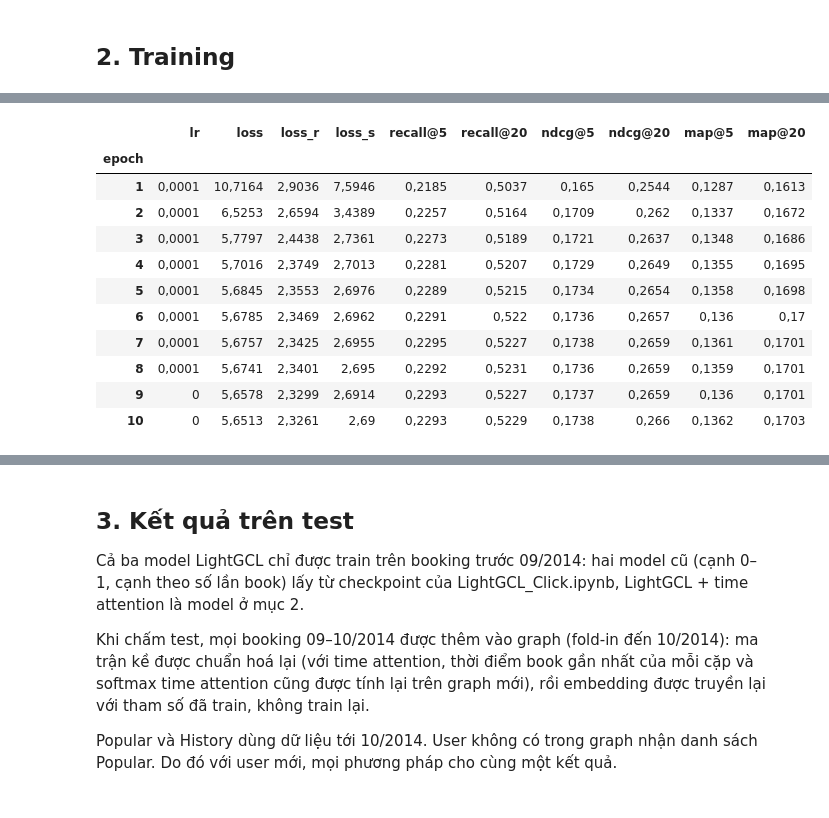
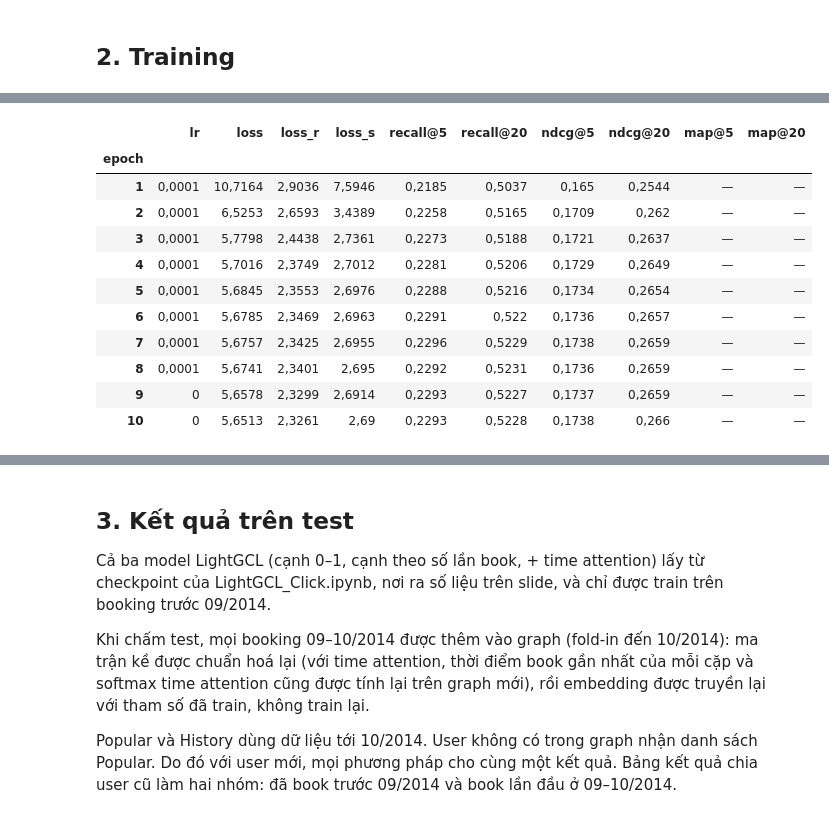
Before and after one commit to phamminh0811/next-best-product, a Jupyter notebook: next-best-product/notebooks/LightGCL.ipynb, the cells around one changed output, grey strips where cells are left out. Cells and saved outputs as stored; diff of their text form; code cells hidden in the pictures.

```diff
--- a/next-best-product/notebooks/LightGCL.ipynb
+++ b/next-best-product/notebooks/LightGCL.ipynb
@@ -86,7 +86,10 @@ cfg = SimpleNamespace(
     topks=(5, 10, 20),
     seed=2026,
     # Run directory in data/runs: the model saved there is reused; when there is none, the model is trained and saved there.
-    run="lightgcl_final_timeattn",
+    # variant picks one model of a run of LightGCL_Click.ipynb, whose model.pt holds one state per variant: the numbers of
+    # the slides come from its time attention model. A model trained here is saved alone (variant None).
+    run="lightgcl_click_20261004_115153",
+    variant="LightGCL, booking theo số lần + thời gian (GraphPro), λ2 = 1e-4",
     # The two earlier LightGCL models put on the test table next to it, trained in LightGCL_Click.ipynb whose model.pt
     # holds one state per variant: label -> (run, variant, edge weights: "binary" 1 per booked pair, "count" its number
     # of bookings)
@@ -312,11 +315,26 @@ def train_model(graph):
                            peak_gib=torch.cuda.max_memory_allocated(DEVICE) / 2**30 if DEVICE.type == "cuda" else np.nan)
 
 
+def load_run(run, variant=None):
+    """Model saved in data/runs/<run> as {"state", "user_ids", "result"}, and its history per epoch. variant picks one
+    model of a run of LightGCL_Click.ipynb, whose model.pt holds one state per variant (mmap: only that state is read)
+    and whose history has no MAP."""
+    run_dir = PROJECT_ROOT / "data" / "runs" / run
+    saved = torch.load(run_dir / "model.pt", map_location="cpu", mmap=True, weights_only=False)
+    history = pd.read_csv(run_dir / "history.csv")
+    if variant is None:
+        return saved, history.set_index("epoch")
+    r = saved["results"][variant]
+    result = {"epoch tốt nhất": r["best_epoch"], f"val {cfg.main_metric}": r[f"val {cfg.main_metric}"],
+              "epoch đã train": r["stop_epoch"], "giây train / epoch": r["giây / epoch"]}
+    return ({"state": saved["states"][variant], "user_ids": saved["user_ids"][variant], "result": result},
+            history[history["variant"] == variant].drop(columns="variant").set_index("epoch"))
+
+
 run_dir = PROJECT_ROOT / "data" / "runs" / cfg.run
 if (run_dir / "model.pt").is_file():
-    saved = torch.load(run_dir / "model.pt", map_location="cpu", weights_only=False)
-    train_history = pd.read_csv(run_dir / "history.csv", index_col="epoch")
-    print(f"Dùng lại model đã train trong {run_dir.relative_to(PROJECT_ROOT)}")
+    saved, train_history = load_run(cfg.run, cfg.variant)
+    print(f"Dùng lại model đã train trong {run_dir.relative_to(PROJECT_ROOT)}" + (f" · {cfg.variant}" if cfg.variant else ""))
 else:
     r = train_model(GRAPHS["train"])
     saved = {"state": r.best["state"], "user_ids": GRAPHS["train"].user_index.to_numpy(),
@@ -332,6 +350,6 @@ else:
     print(f"Đã lưu tham số epoch {r.best['epoch']} vào {run_dir.relative_to(PROJECT_ROOT)}/model.pt")
     del r
     torch.cuda.empty_cache()
-display(fmt_table(train_history[["lr", "loss", "loss_r", "loss_s", *REPORT]]))
+display(fmt_table(train_history.reindex(columns=["lr", "loss", "loss_r", "loss_s", *REPORT])))
 display(fmt_table(pd.DataFrame({"LightGCL + time attention": saved["result"]}).T))
 # %% [output]
@@ -349,12 +357,12 @@ display(fmt_table(pd.DataFrame({"LightGCL + time attention": saved["result"]}).T
 |  | lr | loss | loss_r | loss_s | recall@5 | recall@20 | ndcg@5 | ndcg@20 | map@5 | map@20 |
 | epoch |  |  |  |  |  |  |  |  |  |  |
-| 1 | 0,0001 | 10,7164 | 2,9036 | 7,5946 | 0,2185 | 0,5037 | 0,165 | 0,2544 | 0,1287 | 0,1613 |
-| 2 | 0,0001 | 6,5253 | 2,6594 | 3,4389 | 0,2257 | 0,5164 | 0,1709 | 0,262 | 0,1337 | 0,1672 |
-| 3 | 0,0001 | 5,7797 | 2,4438 | 2,7361 | 0,2273 | 0,5189 | 0,1721 | 0,2637 | 0,1348 | 0,1686 |
-| 4 | 0,0001 | 5,7016 | 2,3749 | 2,7013 | 0,2281 | 0,5207 | 0,1729 | 0,2649 | 0,1355 | 0,1695 |
-| 5 | 0,0001 | 5,6845 | 2,3553 | 2,6976 | 0,2289 | 0,5215 | 0,1734 | 0,2654 | 0,1358 | 0,1698 |
-| 6 | 0,0001 | 5,6785 | 2,3469 | 2,6962 | 0,2291 | 0,522 | 0,1736 | 0,2657 | 0,136 | 0,17 |
-| 7 | 0,0001 | 5,6757 | 2,3425 | 2,6955 | 0,2295 | 0,5227 | 0,1738 | 0,2659 | 0,1361 | 0,1701 |
-| 8 | 0,0001 | 5,6741 | 2,3401 | 2,695 | 0,2292 | 0,5231 | 0,1736 | 0,2659 | 0,1359 | 0,1701 |
-| 9 | 0 | 5,6578 | 2,3299 | 2,6914 | 0,2293 | 0,5227 | 0,1737 | 0,2659 | 0,136 | 0,1701 |
-| 10 | 0 | 5,6513 | 2,3261 | 2,69 | 0,2293 | 0,5229 | 0,1738 | 0,266 | 0,1362 | 0,1703 |
+| 1 | 0,0001 | 10,7164 | 2,9036 | 7,5946 | 0,2185 | 0,5037 | 0,165 | 0,2544 | — | — |
+| 2 | 0,0001 | 6,5253 | 2,6593 | 3,4389 | 0,2258 | 0,5165 | 0,1709 | 0,262 | — | — |
+| 3 | 0,0001 | 5,7798 | 2,4438 | 2,7361 | 0,2273 | 0,5188 | 0,1721 | 0,2637 | — | — |
+| 4 | 0,0001 | 5,7016 | 2,3749 | 2,7012 | 0,2281 | 0,5206 | 0,1729 | 0,2649 | — | — |
+| 5 | 0,0001 | 5,6845 | 2,3553 | 2,6976 | 0,2288 | 0,5216 | 0,1734 | 0,2654 | — | — |
+| 6 | 0,0001 | 5,6785 | 2,3469 | 2,6963 | 0,2291 | 0,522 | 0,1736 | 0,2657 | — | — |
+| 7 | 0,0001 | 5,6757 | 2,3425 | 2,6955 | 0,2296 | 0,5229 | 0,1738 | 0,2659 | — | — |
+| 8 | 0,0001 | 5,6741 | 2,3401 | 2,695 | 0,2292 | 0,5231 | 0,1736 | 0,2659 | — | — |
+| 9 | 0 | 5,6578 | 2,3299 | 2,6914 | 0,2293 | 0,5227 | 0,1737 | 0,2659 | — | — |
+| 10 | 0 | 5,6513 | 2,3261 | 2,69 | 0,2293 | 0,5228 | 0,1738 | 0,266 | — | — |
@@ -363,11 +371,11 @@ display(fmt_table(pd.DataFrame({"LightGCL + time attention": saved["result"]}).T
 # %% [markdown]
 ## 3. Kết quả trên test
 
-Cả ba model LightGCL chỉ được train trên booking trước 09/2014: hai model cũ (cạnh 0–1, cạnh theo số lần book) lấy từ checkpoint của LightGCL_Click.ipynb, LightGCL + time attention là model ở mục 2.
+Cả ba model LightGCL (cạnh 0–1, cạnh theo số lần book, + time attention) lấy từ checkpoint của LightGCL_Click.ipynb, nơi ra số liệu trên slide, và chỉ được train trên booking trước 09/2014.
 
 Khi chấm test, mọi booking 09–10/2014 được thêm vào graph (fold-in đến 10/2014): ma trận kề được chuẩn hoá lại (với time attention, thời điểm book gần nhất của mỗi cặp và softmax time attention cũng được tính lại trên graph mới), rồi embedding được truyền lại với tham số đã train, không train lại.
 
-Popular và History dùng dữ liệu tới 10/2014. User không có trong graph nhận danh sách Popular. Do đó với user mới, mọi phương pháp cho cùng một kết quả.
+Popular và History dùng dữ liệu tới 10/2014. User không có trong graph nhận danh sách Popular. Do đó với user mới, mọi phương pháp cho cùng một kết quả. Bảng kết quả chia user cũ làm hai nhóm: đã book trước 09/2014 và book lần đầu ở 09–10/2014.
 # %%
 @torch.no_grad()
 def fold_in(model, graph):
```
Also changed, not shown: parts of 2 cells of this notebook.
